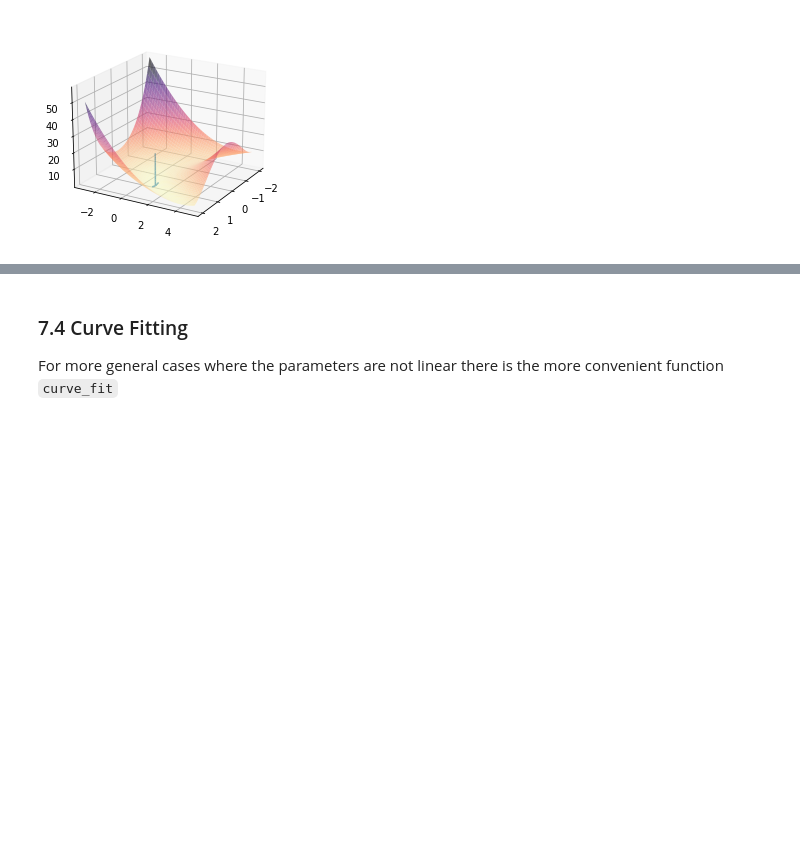
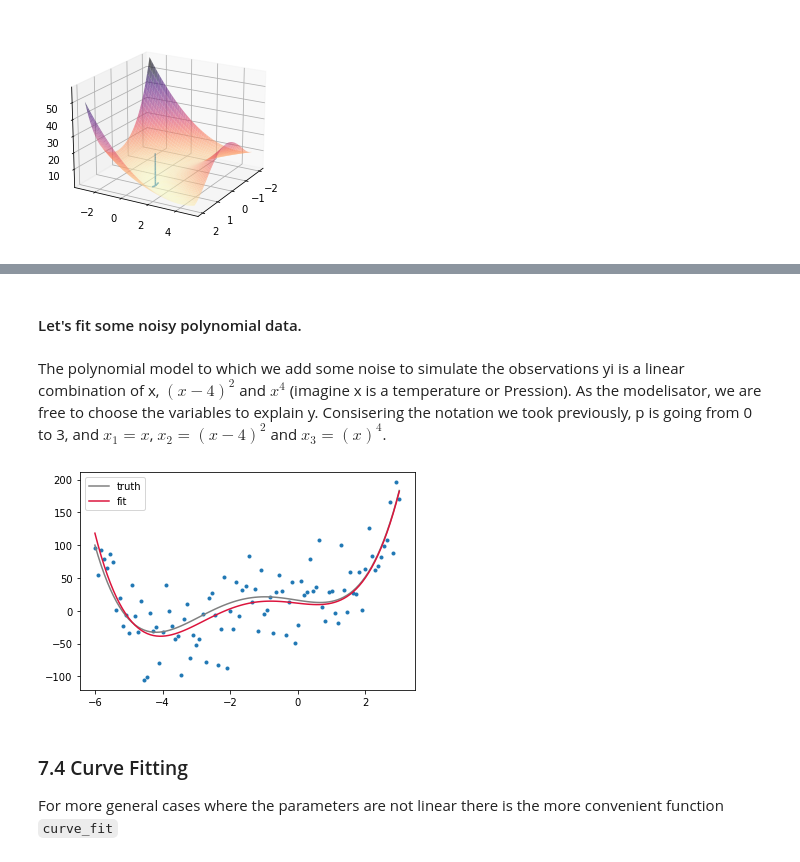
Before and after one commit to JouvinLea/Escape2022, a Jupyter notebook: scipy/scipy_hands_on.ipynb, the cells around one changed output, grey strips where cells are left out. Saved outputs shown, nothing was run; the diff lists cells and outputs as text; code cells hidden in the pictures; blank space fills up the shorter version.

```diff
--- a/scipy/scipy_hands_on.ipynb
+++ b/scipy/scipy_hands_on.ipynb
@@ -1078,3 +1096,29 @@ plt.legend();
+# %% [markdown]
+#### Let's fit some noisy polynomial data.
+# %%
+# Polynomial model to wich we will add some noise to simulate the data yi.
+def f(x, beta=[4.5, 1, 0.75]):
+    return beta[0]*x**3 + beta[1]*(x-4)**2 + beta[2]*x**4
+
+x = np.linspace(-6, 3, 100)
+# Add some normal noise.
+y = f(x) + rng.normal(0, 35, size=x.shape)
+# %% [markdown]
+The polynomial model to which we add some noise to simulate the observations yi is a linear combination of x, $(x-4)^2$ and $x^4$ (imagine x is a temperature or Pression). As the modelisator, we are free to choose the variables to explain y. Consisering the notation we took previously, p is going from 0 to 3, and
+$x_1=x$, $x_2=(x-4)^2$ and $x_3=(x)^4$.
+# %%
+# build the answer matrix, N=100 and p=3
+X = np.vstack([x ** 3, (x - 4) ** 2, x ** 4]).T
+
+# find the linear least squares solution for the parameters
+result = optimize.lsq_linear(X, y)
+
+plt.plot(x, y, '.')
+plt.plot(x, f(x), color='gray', label='truth')
+plt.plot(x, f(x, beta=result.x), color='crimson', label='fit')
+plt.legend();
+# %% [output]
+[figure, added]
 # %% [markdown]
 ### 7.4 Curve Fitting
 
```
Also changed, not shown: parts of 41 cells of this notebook.
